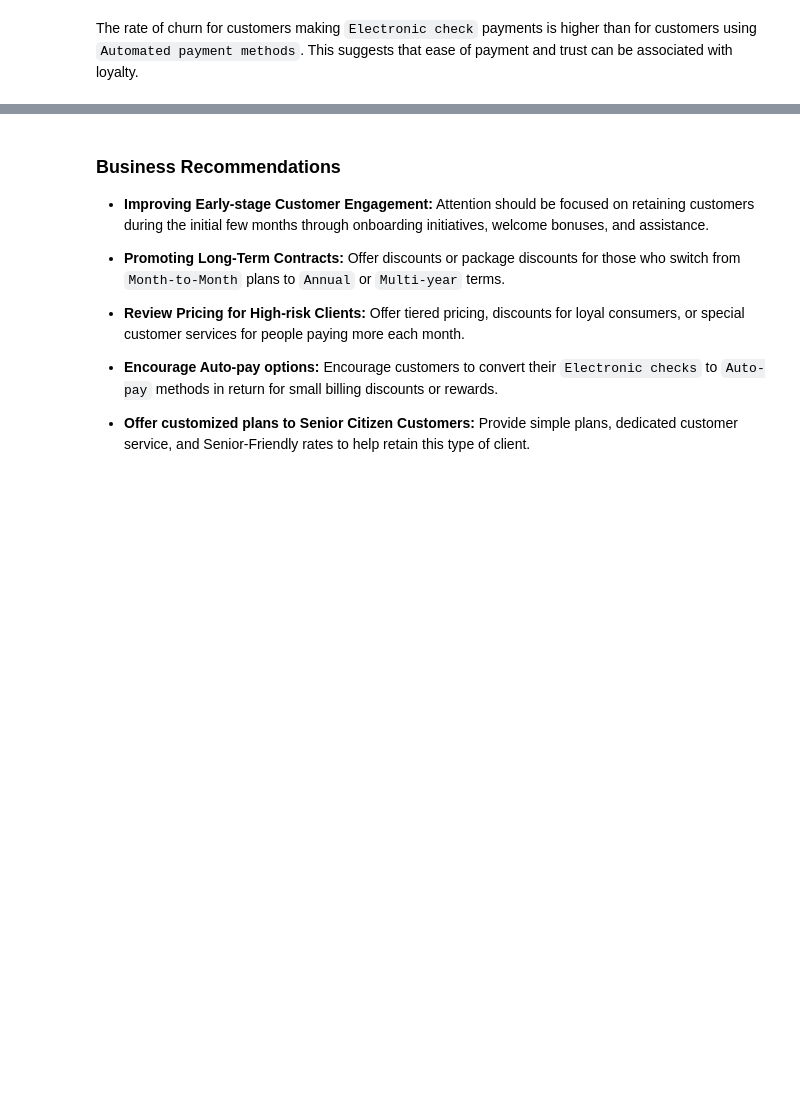
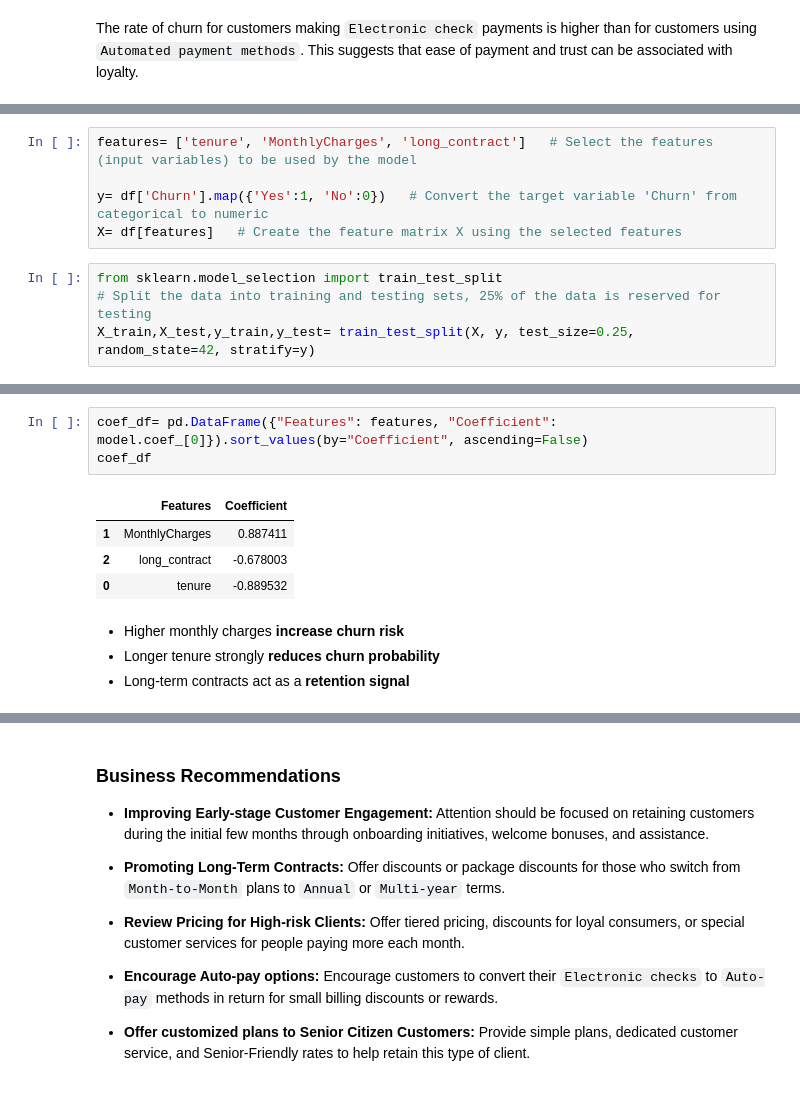
Before and after one commit to CaptianGhost/Telco_Customer_Churn-EDA, a Jupyter notebook: Telco_Customer_Churn-EDA.ipynb, the cells around one changed output, grey strips where cells are left out. Cells and saved outputs as stored; diff of their text form; blank space fills up the shorter version.

```diff
--- a/Telco_Customer_Churn-EDA.ipynb
+++ b/Telco_Customer_Churn-EDA.ipynb
@@ -273,0 +290,9 @@ The rate of churn for customers making `Electronic check` payments is higher tha
+# %%
+features= ['tenure', 'MonthlyCharges', 'long_contract']   # Select the features (input variables) to be used by the model
+
+y= df['Churn'].map({'Yes':1, 'No':0})   # Convert the target variable 'Churn' from categorical to numeric
+X= df[features]   # Create the feature matrix X using the selected features
+# %%
+from sklearn.model_selection import train_test_split
+# Split the data into training and testing sets, 25% of the data is reserved for testing
+X_train,X_test,y_train,y_test= train_test_split(X, y, test_size=0.25, random_state=42, stratify=y)
@@ -273,0 +312,12 @@ The rate of churn for customers making `Electronic check` payments is higher tha
+# %%
+coef_df= pd.DataFrame({"Features": features, "Coefficient": model.coef_[0]}).sort_values(by="Coefficient", ascending=False)
+coef_df
+# %% [output]
+|  | Features | Coefficient |
+| 1 | MonthlyCharges | 0.887411 |
+| 2 | long_contract | -0.678003 |
+| 0 | tenure | -0.889532 |
+# %% [markdown]
+- Higher monthly charges **increase churn risk**
+- Longer tenure strongly **reduces churn probability**
+- Long-term contracts act as a **retention signal**
```
Also changed, not shown: parts of 12 cells of this notebook, 1 other file.
